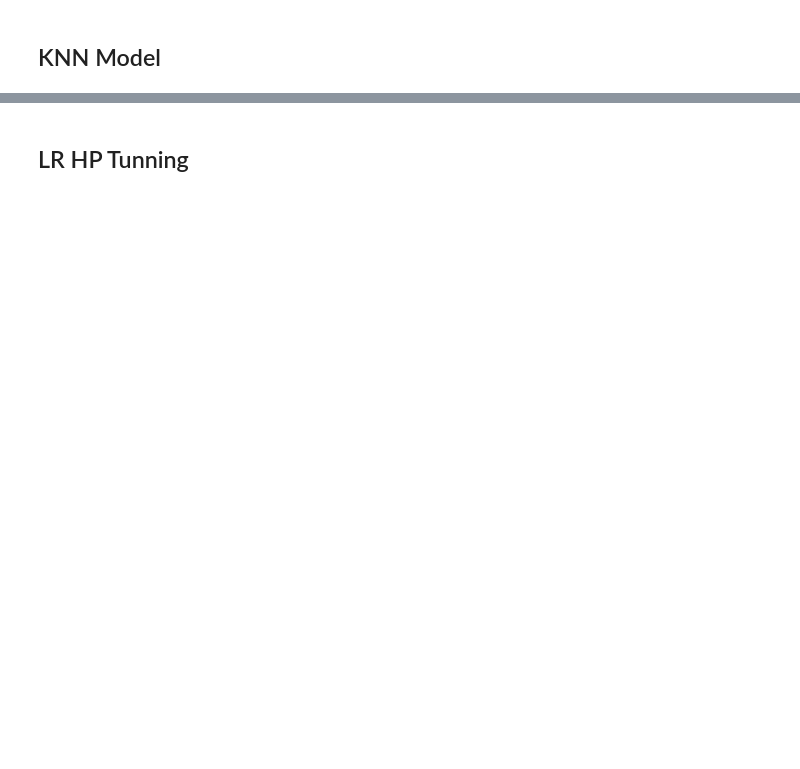
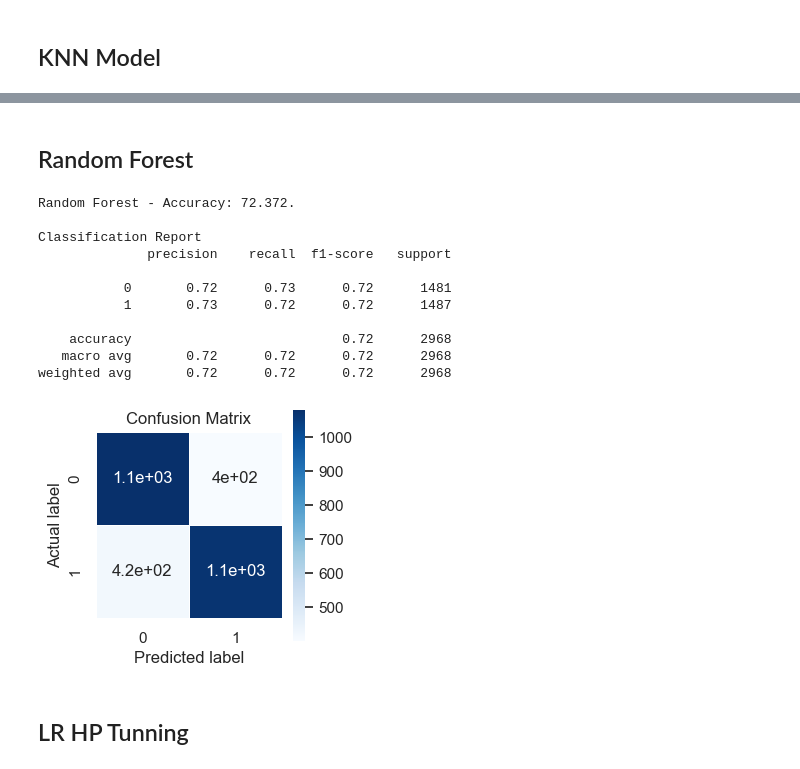
Before and after one commit to goldor8/APU-ML, a Jupyter notebook: main.ipynb, the cells around one changed output, grey strips where cells are left out. Drawn from its saved outputs; the diff is of its cells as text; code cells hidden in the pictures; blank space fills up the shorter version.

```diff
--- a/main.ipynb
+++ b/main.ipynb
@@ -310,3 +310,25 @@ weighted avg       0.68      0.68      0.68      2941
+# %% [markdown]
+## Random Forest
+# %%
+from sklearn.ensemble import RandomForestClassifier
+
+rf_clf = RandomForestClassifier(random_state=2002)
+rf_clf.fit(X_train, y_train)
+
+make_report(rf_clf, "Random Forest")
+# %% [output]
+Random Forest - Accuracy: 72.372.
+
+Classification Report
+              precision    recall  f1-score   support
+
+           0       0.72      0.73      0.72      1481
+           1       0.73      0.72      0.72      1487
+
+    accuracy                           0.72      2968
+   macro avg       0.72      0.72      0.72      2968
+weighted avg       0.72      0.72      0.72      2968
+[figure, added]
 # %% [markdown]
 ## LR HP Tunning
 # %%
```
Also changed, not shown: parts of 10 cells of this notebook.
